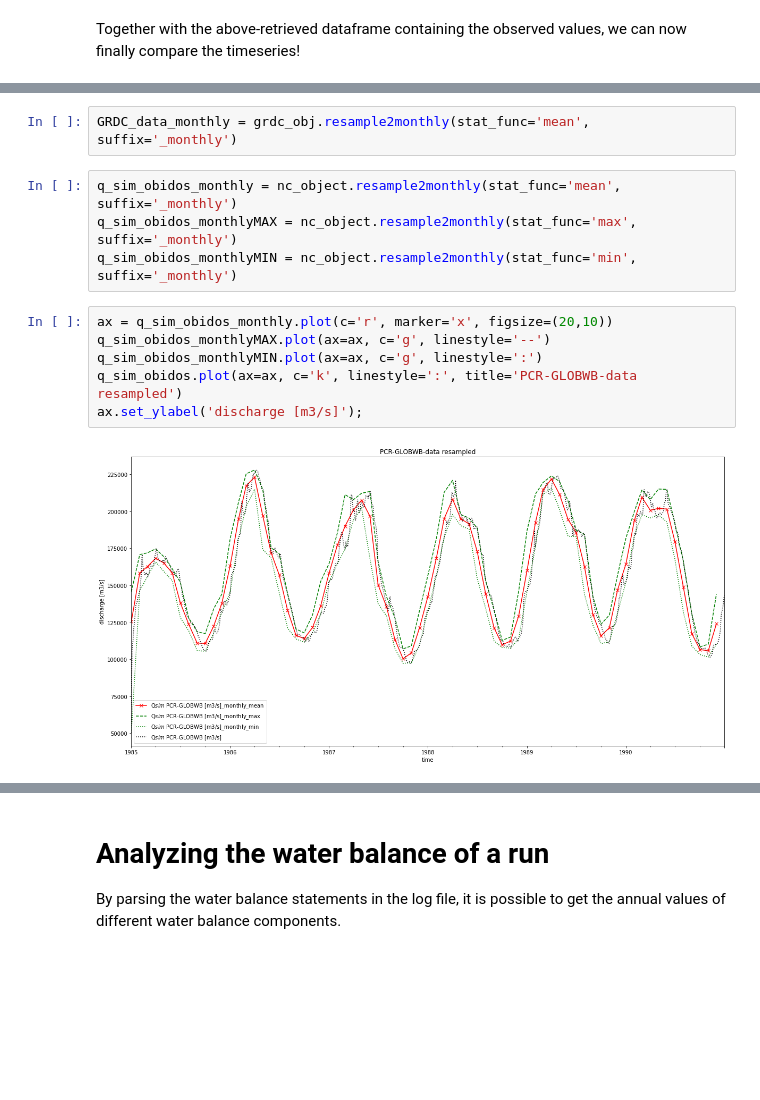
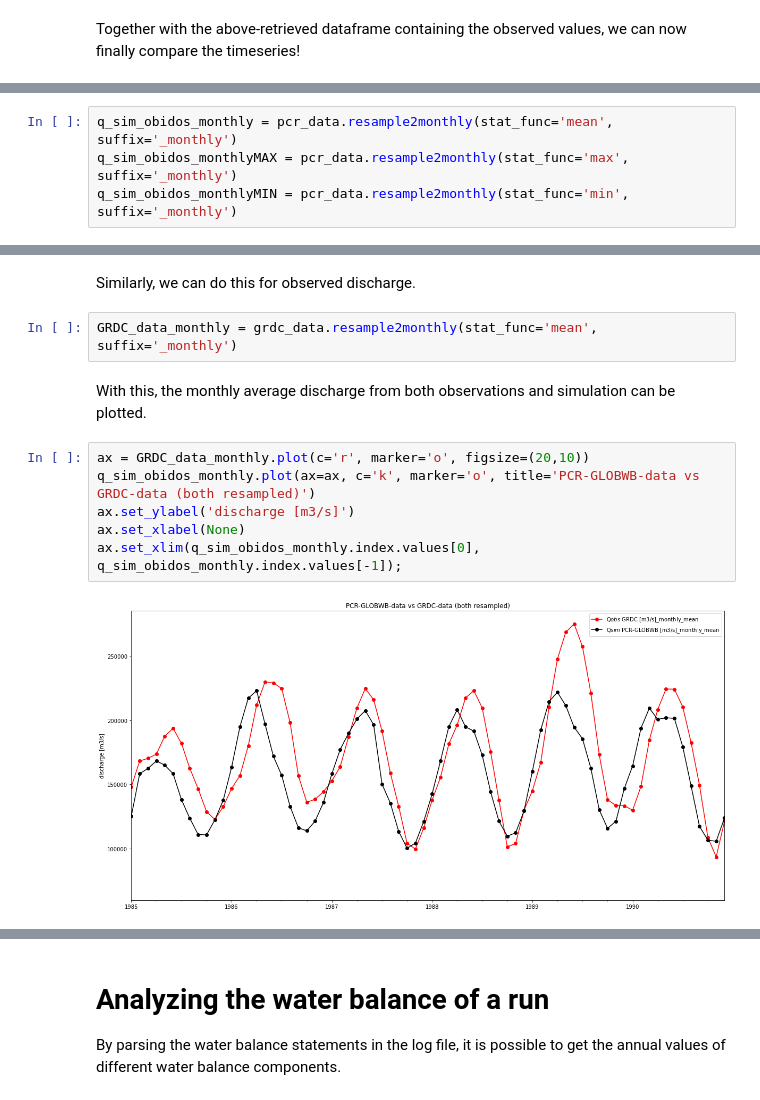
Before and after one commit to JannisHoch/pcrglobwb_utils, a Jupyter notebook: examples/example.ipynb, the cells around one changed output, grey strips where cells are left out. Cells and saved outputs as stored; diff of their text form; blank space fills up the shorter version.

```diff
--- a/examples/example.ipynb
+++ b/examples/example.ipynb
@@ -195,0 +195,4 @@ It is also possible to resample timeseries from, for instance, daily values to m
+# %%
+q_sim_obidos_monthly = pcr_data.resample2monthly(stat_func='mean', suffix='_monthly')
+q_sim_obidos_monthlyMAX = pcr_data.resample2monthly(stat_func='max', suffix='_monthly')
+q_sim_obidos_monthlyMIN = pcr_data.resample2monthly(stat_func='min', suffix='_monthly')
@@ -196,14 +209,14 @@ It is also possible to resample timeseries from, for instance, daily values to m
+# %% [markdown]
+Similarly, we can do this for observed discharge.
 # %%
-GRDC_data_monthly = grdc_obj.resample2monthly(stat_func='mean', suffix='_monthly')
+GRDC_data_monthly = grdc_data.resample2monthly(stat_func='mean', suffix='_monthly')
-# %%
-q_sim_obidos_monthly = nc_object.resample2monthly(stat_func='mean', suffix='_monthly')
-q_sim_obidos_monthlyMAX = nc_object.resample2monthly(stat_func='max', suffix='_monthly')
-q_sim_obidos_monthlyMIN = nc_object.resample2monthly(stat_func='min', suffix='_monthly')
+# %% [markdown]
+With this, the monthly average discharge from both observations and simulation can be plotted.
 # %%
-ax = q_sim_obidos_monthly.plot(c='r', marker='x', figsize=(20,10))
-q_sim_obidos_monthlyMAX.plot(ax=ax, c='g', linestyle='--')
-q_sim_obidos_monthlyMIN.plot(ax=ax, c='g', linestyle=':')
-q_sim_obidos.plot(ax=ax, c='k', linestyle=':', title='PCR-GLOBWB-data resampled')
-ax.set_ylabel('discharge [m3/s]');
+ax = GRDC_data_monthly.plot(c='r', marker='o', figsize=(20,10))
+q_sim_obidos_monthly.plot(ax=ax, c='k', marker='o', title='PCR-GLOBWB-data vs GRDC-data (both resampled)')
+ax.set_ylabel('discharge [m3/s]')
+ax.set_xlabel(None)
+ax.set_xlim(q_sim_obidos_monthly.index.values[0], q_sim_obidos_monthly.index.values[-1]);
 # %% [output]
-[figure, old version]
+[figure, new version]
```
Also changed, not shown: parts of 20 cells of this notebook, 2 other files.
